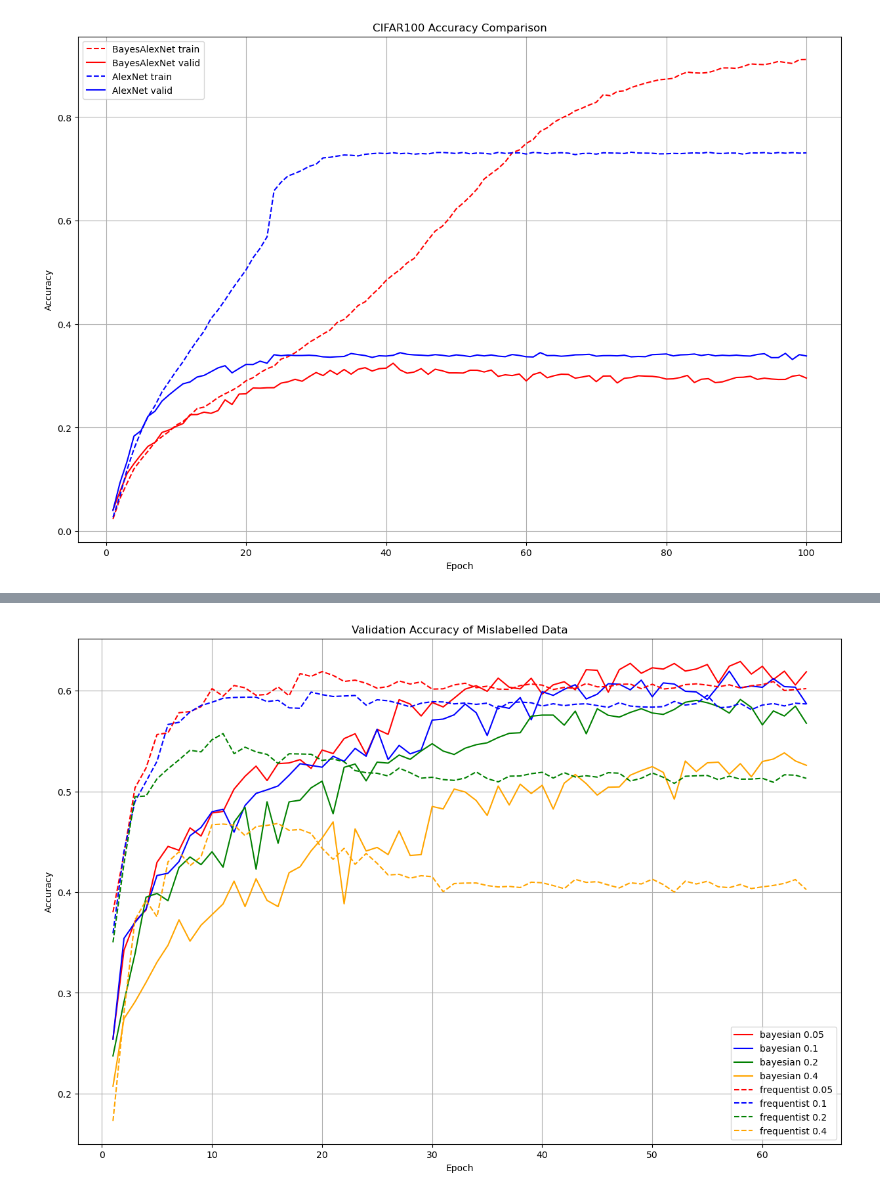
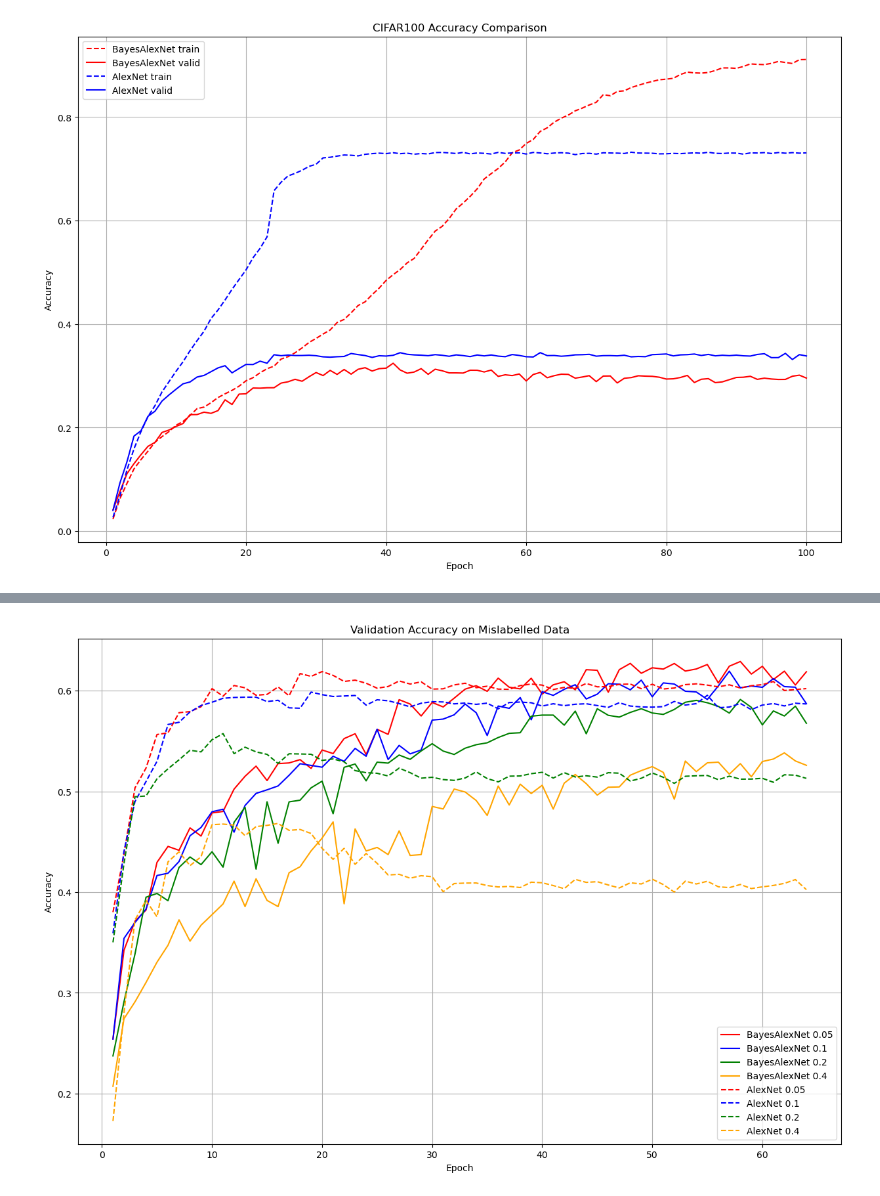
Before and after one commit to Gabrynho/BayesCNNvsFreqCNN, a Jupyter notebook: Plotting.ipynb, the cells around one changed output, grey strips where cells are left out. Cells and saved outputs as stored; diff of their text form; code cells hidden in the pictures.

Commit message:
plot

```diff
--- a/Plotting.ipynb
+++ b/Plotting.ipynb
@@ -245,39 +276,45 @@ plt.show()
 mislabel_perc = ['0.05', '0.1', '0.2', '0.4']
 cnns = ['bayesian', 'frequentist']
 linestyles = {'bayesian': 'solid', 'frequentist': 'dashed'}
-colors = {'0.05': 'red', '0.1': 'blue', '0.2': 'green', '0.4': 'orange'}
+colors = {'0.05': 'red', '0.1': 'DAR', '0.2': 'green', '0.4': 'orange'}
 
 # Create a figure
 fig, ax = plt.subplots(figsize=(15, 10))
 
 for cnn in cnns:
+
+    if cnn == 'bayesian':
+        NN = 'BayesAlexNet'
+    else:
+        NN = 'AlexNet'
+
     for perc in mislabel_perc:
         # Build the file name
         file_name = f'./mislabel_results/results_{cnn}_mislabel_{perc}.csv'
 
         # Read the data
         data = pd.read_csv(file_name)
         data = data[data['Epoch'] < 64]
 
         # Extract metrics and plot
         color = colors[perc]
         linestyle = linestyles[cnn]
-        ax.plot(data['Epoch']+1, data['Validation Accuracy'], label=f'{cnn} {perc}', color=color, linestyle=linestyle)
+        ax.plot(data['Epoch']+1, data['Validation Accuracy'], label=f'{NN} {perc}', color=color, linestyle=linestyle)
 
 # Set title, labels, and legend
 #ax.set_ylim([0.15, 0.65])
 #ax.set_xlim([-2, 65])
-ax.set_title('Validation Accuracy of Mislabelled Data')
+ax.set_title('Validation Accuracy on Mislabelled Data')
 ax.set_xlabel('Epoch')
 ax.set_ylabel('Accuracy')
 ax.legend()
 ax.grid()
 
 # Show the plot
 plt.savefig('./images/mislabel_plot.png' , dpi=300)
 plt.show()
 # %% [output]
-[figure, old version]
+[figure, new version]
 # %%
 # Create a figure
 fig, ax = plt.subplots(figsize=(15, 10))
```
Also changed, not shown: parts of 2 cells of this notebook, 4 other files.
